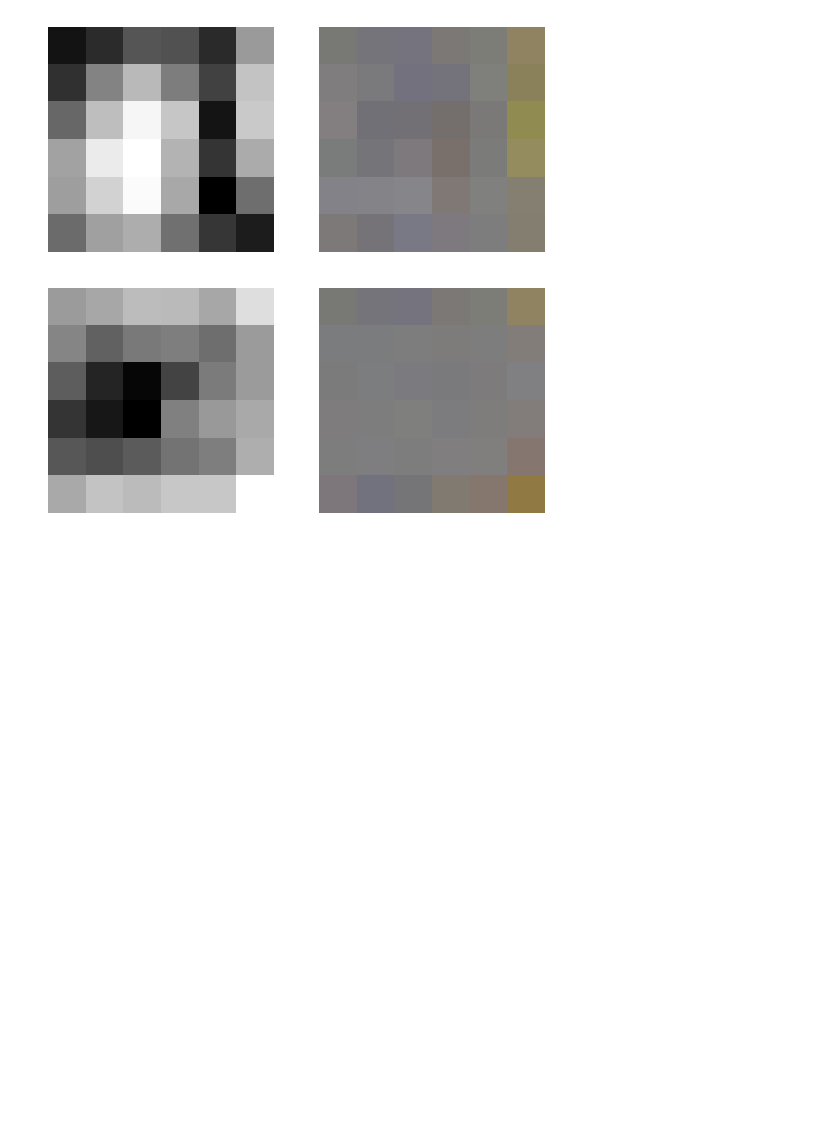
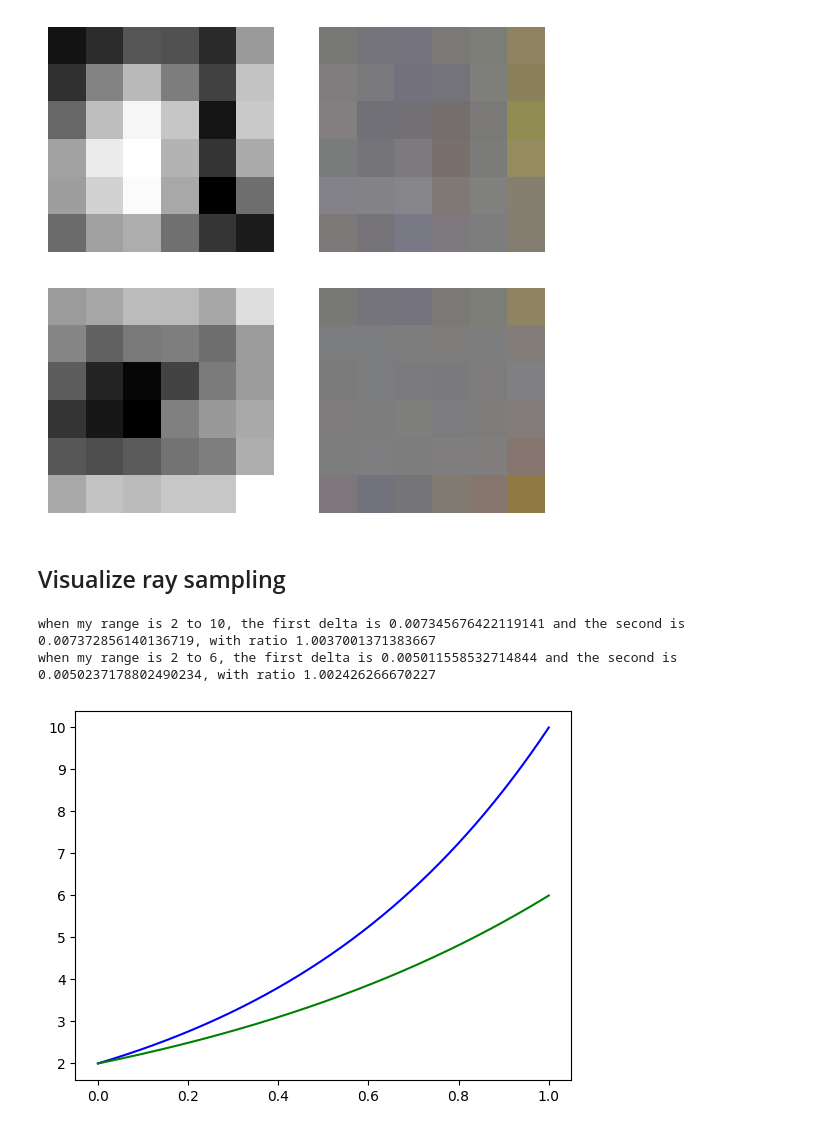
Before and after one commit to Giodiro/plenoxels, a Jupyter notebook: notebooks/visualization.ipynb, the cells around one changed output. Saved outputs shown, nothing was run; the diff lists cells and outputs as text; code cells hidden in the pictures; blank space fills up the shorter version.

```diff
--- a/notebooks/visualization.ipynb
+++ b/notebooks/visualization.ipynb
@@ -74,3 +74,51 @@ visualize_slice(F, sh_mult, coords=[4,5])
 [figure]
 [figure]
 [figure]
+# %% [markdown]
+## Visualize ray sampling
+# %%
+import torch
+import matplotlib.pyplot as plt
+%matplotlib inline
+def genspace(start, stop, num, fn, inv_fn):
+    """A generalization of linspace(), geomspace(), and NeRF's "lindisp".
+    Behaves like jnp.linspace(), except it allows an optional function that
+    "curves" the values to make the spacing between samples not linear.
+    If no `fn` value is specified, genspace() is equivalent to jnp.linspace().
+    If fn=jnp.log, genspace() is equivalent to jnp.geomspace().
+    If fn=jnp.reciprocal, genspace() is equivalent to NeRF's "lindisp".
+    Args:
+    start: float tensor. The starting value of each sequence.
+    stop: float tensor. The end value of each sequence.
+    num: int. The number of samples to generate for each sequence.
+    fn: function. A jnp function handle used to curve `start`, `stop`, and the
+      intermediate samples.
+    Returns:
+    A tensor of length `num` spanning [`start`, `stop`], according to `fn`.
+    """
+    # Linspace between the curved start and stop values.
+    t = torch.linspace(0., 1., num)
+    s = fn(start) * (1. - t) + fn(stop) * t
+
+    # Apply `inv_fn` and clamp to the range of valid values.
+    return torch.clip(inv_fn(s), torch.minimum(start, stop), torch.maximum(start, stop))
+
+num = 440
+gamma = torch.Tensor([1.5])
+x = torch.linspace(0., 1., num)
+y = genspace(torch.Tensor([2]), torch.Tensor([10]), num, torch.log, torch.exp)
+plt.plot(x, y, c='blue')
+print(f'when my range is 2 to 10, the first delta is {y[1] - y[0]} and the second is {y[2]-y[1]}, with ratio {(y[2]-y[1]) / (y[1] - y[0])}')
+
+x = torch.linspace(0., 1., num)
+y = genspace(torch.Tensor([2]), torch.Tensor([6]), num, lambda a: torch.log(a)/torch.log(gamma), lambda a: gamma ** a)
+plt.plot(x, y, c='green')
+print(f'when my range is 2 to 6, the first delta is {y[1] - y[0]} and the second is {y[2]-y[1]}, with ratio {(y[2]-y[1]) / (y[1] - y[0])}')
+
+# x = torch.linspace(0., 1., num)
+# y = genspace(torch.Tensor([0.1]), torch.Tensor([200]), num, torch.reciprocal, torch.reciprocal)
+# plt.plot(x, y, c='red')
+# %% [output]
+when my range is 2 to 10, the first delta is 0.007345676422119141 and the second is 0.007372856140136719, with ratio 1.0037001371383667
+when my range is 2 to 6, the first delta is 0.005011558532714844 and the second is 0.0050237178802490234, with ratio 1.002426266670227
+[figure, added]
```
Also changed, not shown: parts of 1 cell of this notebook, 4 other files.
